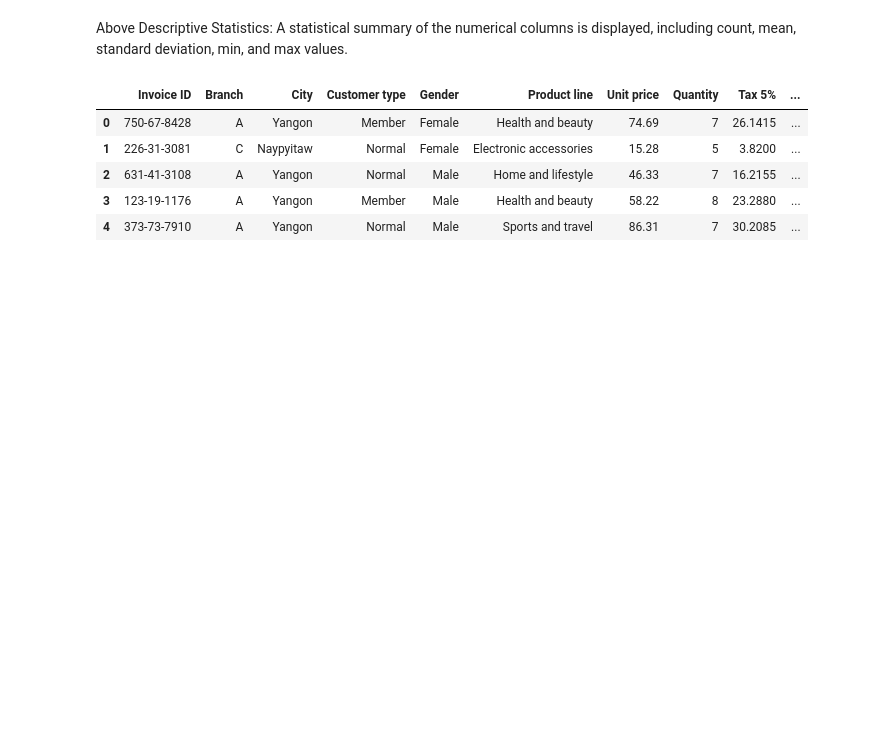
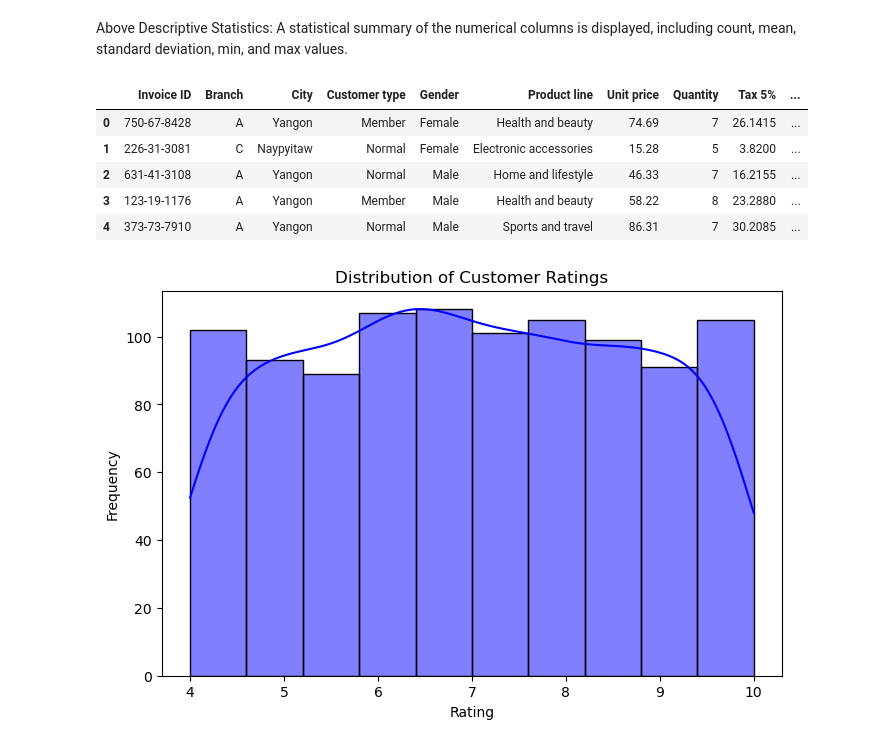
Before and after one commit to VarnaviPerera/PRINCIPLES-OF-DATA-SCIENCE-Portfolio, a Jupyter notebook: EDA/InitialEDA.ipynb, the cells around one changed output. Drawn from its saved outputs; the diff is of its cells as text; code cells hidden in the pictures; blank space fills up the shorter version.

Commit message:
EDA - Data Visualization

```diff
--- a/EDA/InitialEDA.ipynb
+++ b/EDA/InitialEDA.ipynb
@@ -113,3 +113,13 @@ supermarket_data.head(5)
 | 2 | 631-41-3108 | A | Yangon | Normal | Male | Home and lifestyle | 46.33 | 7 | 16.2155 | ... |
 | 3 | 123-19-1176 | A | Yangon | Member | Male | Health and beauty | 58.22 | 8 | 23.2880 | ... |
 | 4 | 373-73-7910 | A | Yangon | Normal | Male | Sports and travel | 86.31 | 7 | 30.2085 | ... |
+# %%
+# Visualization: Distribution of Customer Ratings
+plt.figure(figsize=(8, 5))
+sns.histplot(supermarket_data['Rating'], bins=10, kde=True, color='blue')
+plt.title("Distribution of Customer Ratings")
+plt.xlabel("Rating")
+plt.ylabel("Frequency")
+plt.show()
+# %% [output]
+[figure, added]
```
Also changed, not shown: parts of 5 cells of this notebook.
